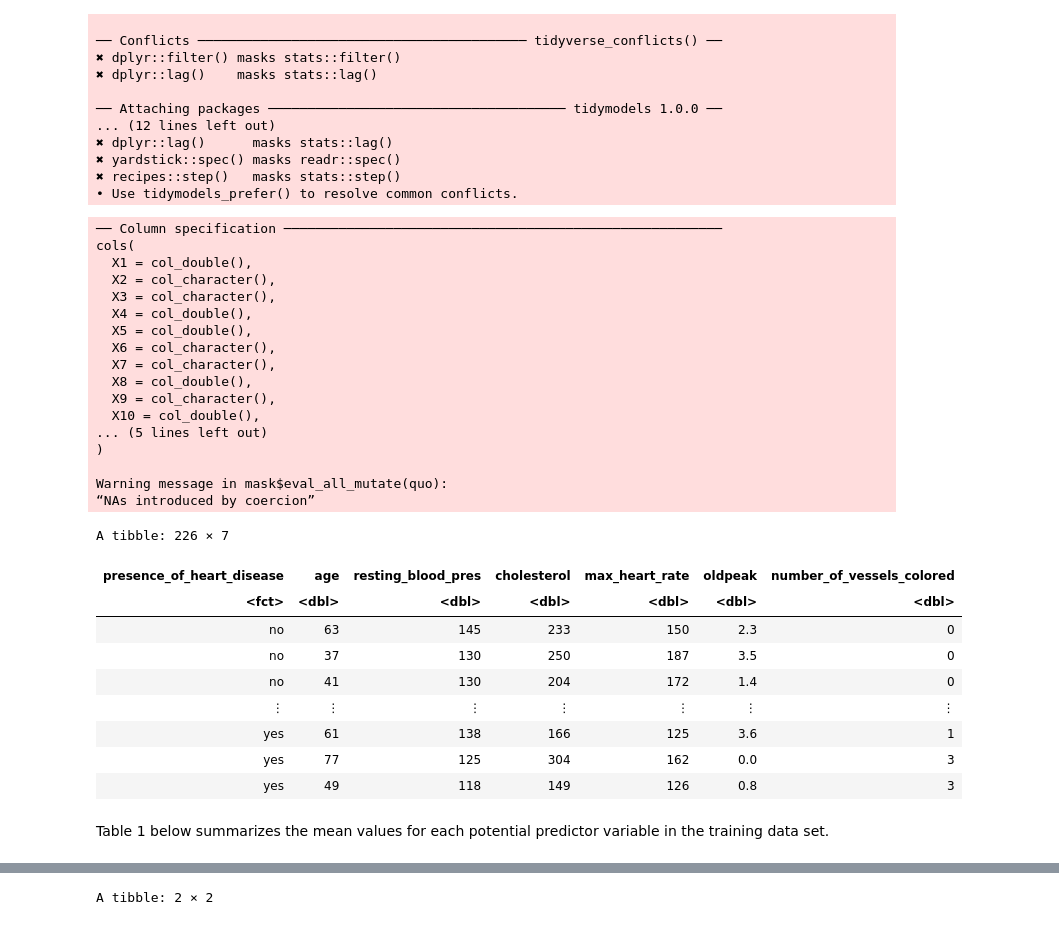
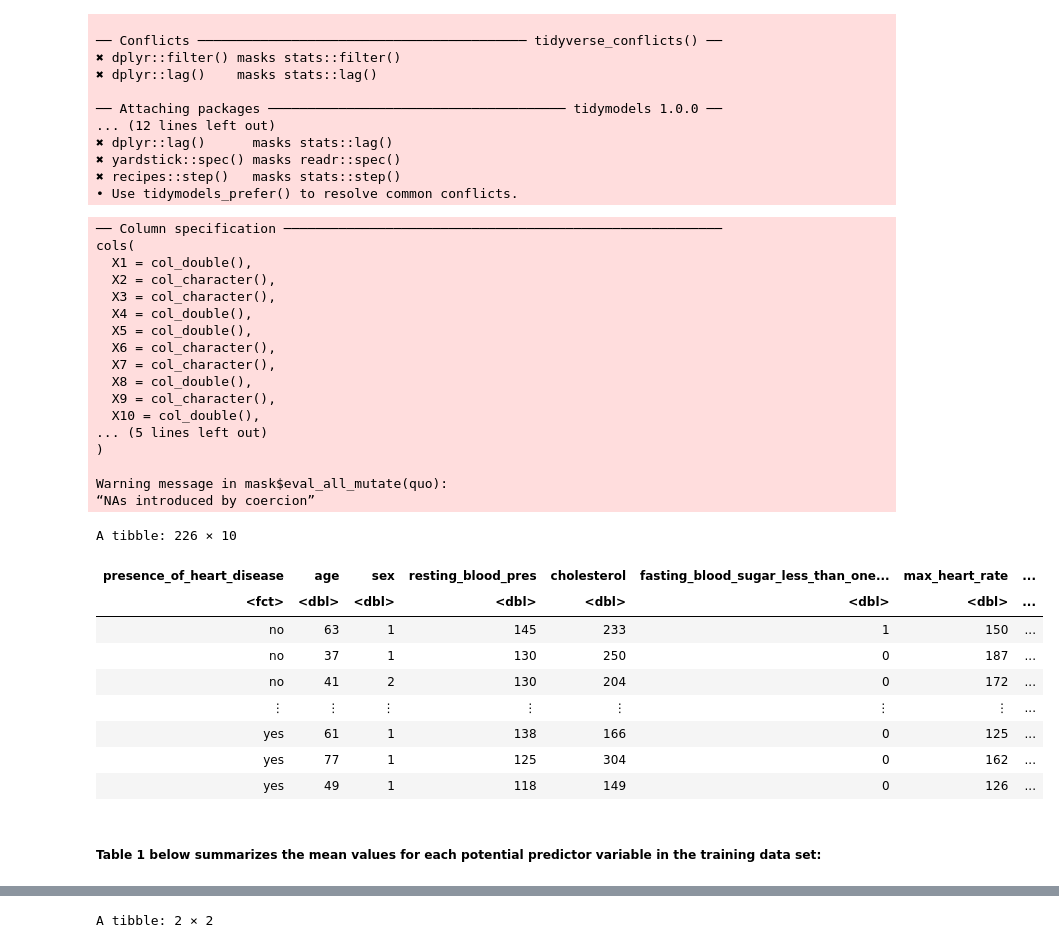
Before and after one commit to akosek4/DSCI-100-Heart-Disease-Project, a Jupyter notebook: Final.ipynb, the cells around one changed output, grey strips where cells are left out. Drawn from its saved outputs; the diff is of its cells as text; code cells hidden in the pictures.

```diff
--- a/Final.ipynb
+++ b/Final.ipynb
@@ -70,55 +70,68 @@ set.seed(2000)
 data <- read_table("https://archive.ics.uci.edu/ml/machine-learning-databases/heart-disease/cleve.mod", skip = 19, col_names=FALSE)
 
 # assign column names
-colnames(data) <- c("age", "sex", "chest_pain_type", "resting_blood_pres", "cholesterol", "fasting_blood_sugar < 120", "resting_ecg", "max_heart_rate", "exercise_induced_angina", "oldpeak", "slope", "number_of_vessels_colored", "thal", "presence_of_heart_disease", "sickness_classifier")
+colnames(data) <- c("age", "sex", "chest_pain_type", "resting_blood_pres", "cholesterol", "fasting_blood_sugar_less_than_one_twenty", "resting_ecg", "max_heart_rate", "exercise_induced_angina", "oldpeak", "slope", "number_of_vessels_colored", "thal", "presence_of_heart_disease", "sickness_classifier")
 
 # select numerical variables and class variable to predict, mutate required variables to numeric / factor and replace cells to improve readability
 data_selected_prelim <- data |>
-    select("age", "resting_blood_pres", "cholesterol", "max_heart_rate", "oldpeak", "number_of_vessels_colored", "presence_of_heart_disease") |>
+    select("age", "sex", "resting_blood_pres", "cholesterol", "fasting_blood_sugar_less_than_one_twenty", "max_heart_rate", "exercise_induced_angina", "oldpeak", "number_of_vessels_colored", "presence_of_heart_disease") |>
     mutate(number_of_vessels_colored = as.numeric(number_of_vessels_colored)) |>
+
+    mutate(sex = replace(sex, sex == "male", 1)) |>
+    mutate(sex = replace(sex, sex == "fem", 2)) |>
+    mutate(sex = as.numeric(sex)) |>
+
+    mutate(fasting_blood_sugar_less_than_one_twenty = replace(fasting_blood_sugar_less_than_one_twenty, fasting_blood_sugar_less_than_one_twenty == "true", 1)) |>
+    mutate(fasting_blood_sugar_less_than_one_twenty = replace(fasting_blood_sugar_less_than_one_twenty, fasting_blood_sugar_less_than_one_twenty == "fal", 0)) |>
+    mutate(fasting_blood_sugar_less_than_one_twenty = as.numeric(fasting_blood_sugar_less_than_one_twenty)) |>
+
+    mutate(exercise_induced_angina = replace(exercise_induced_angina, exercise_induced_angina == "true", 1)) |>
+    mutate(exercise_induced_angina = replace(exercise_induced_angina, exercise_induced_angina == "fal", 0)) |>
+    mutate(exercise_induced_angina = as.numeric(exercise_induced_angina)) |>
+
     mutate(presence_of_heart_disease = replace(presence_of_heart_disease, presence_of_heart_disease == "buff", "no")) |>
     mutate(presence_of_heart_disease = replace(presence_of_heart_disease, presence_of_heart_disease == "sick", "yes")) |>
     mutate(presence_of_heart_disease = as_factor(presence_of_heart_disease))
 
 # re-order columns
 data_selected <- bind_cols(select(data_selected_prelim, presence_of_heart_disease),select(data_selected_prelim, -presence_of_heart_disease))
 
 #split data into training and testing sets
 data_split <- initial_split(data_selected, prop = .75, strata = presence_of_heart_disease)
 data_training <- training(data_split)
 data_testing <- testing(data_split)
 
 data_training
 # %% [output]
 ── Column specification ────────────────────────────────────────────────────────
 cols(
   X1 = col_double(),
   X2 = col_character(),
   X3 = col_character(),
   X4 = col_double(),
   X5 = col_double(),
   X6 = col_character(),
   X7 = col_character(),
   X8 = col_double(),
   X9 = col_character(),
   X10 = col_double(),
 ... (5 lines left out)
 )
 
 Warning message in mask$eval_all_mutate(quo):
 “NAs introduced by coercion”
-A tibble: 226 × 7
+A tibble: 226 × 10
-| presence_of_heart_disease | age | resting_blood_pres | cholesterol | max_heart_rate | oldpeak | number_of_vessels_colored |
-| <fct> | <dbl> | <dbl> | <dbl> | <dbl> | <dbl> | <dbl> |
-| no | 63 | 145 | 233 | 150 | 2.3 | 0 |
-| no | 37 | 130 | 250 | 187 | 3.5 | 0 |
-| no | 41 | 130 | 204 | 172 | 1.4 | 0 |
-| ⋮ | ⋮ | ⋮ | ⋮ | ⋮ | ⋮ | ⋮ |
-| yes | 61 | 138 | 166 | 125 | 3.6 | 1 |
-| yes | 77 | 125 | 304 | 162 | 0.0 | 3 |
-| yes | 49 | 118 | 149 | 126 | 0.8 | 3 |
+| presence_of_heart_disease | age | sex | resting_blood_pres | cholesterol | fasting_blood_sugar_less_than_one... | max_heart_rate | ... |
+| <fct> | <dbl> | <dbl> | <dbl> | <dbl> | <dbl> | <dbl> | ... |
+| no | 63 | 1 | 145 | 233 | 1 | 150 | ... |
+| no | 37 | 1 | 130 | 250 | 0 | 187 | ... |
+| no | 41 | 2 | 130 | 204 | 0 | 172 | ... |
+| ⋮ | ⋮ | ⋮ | ⋮ | ⋮ | ⋮ | ⋮ | ... |
+| yes | 61 | 1 | 138 | 166 | 0 | 125 | ... |
+| yes | 77 | 1 | 125 | 304 | 0 | 162 | ... |
+| yes | 49 | 1 | 118 | 149 | 0 | 126 | ... |
 # %% [markdown]
-Table 1 below summarizes the mean values for each potential predictor variable in the training data set.
+##### Table 1 below summarizes the mean values for each potential predictor variable in the training data set:
 # %%
 set.seed(2000)
 
```
Also changed, not shown: parts of 8 cells of this notebook.
